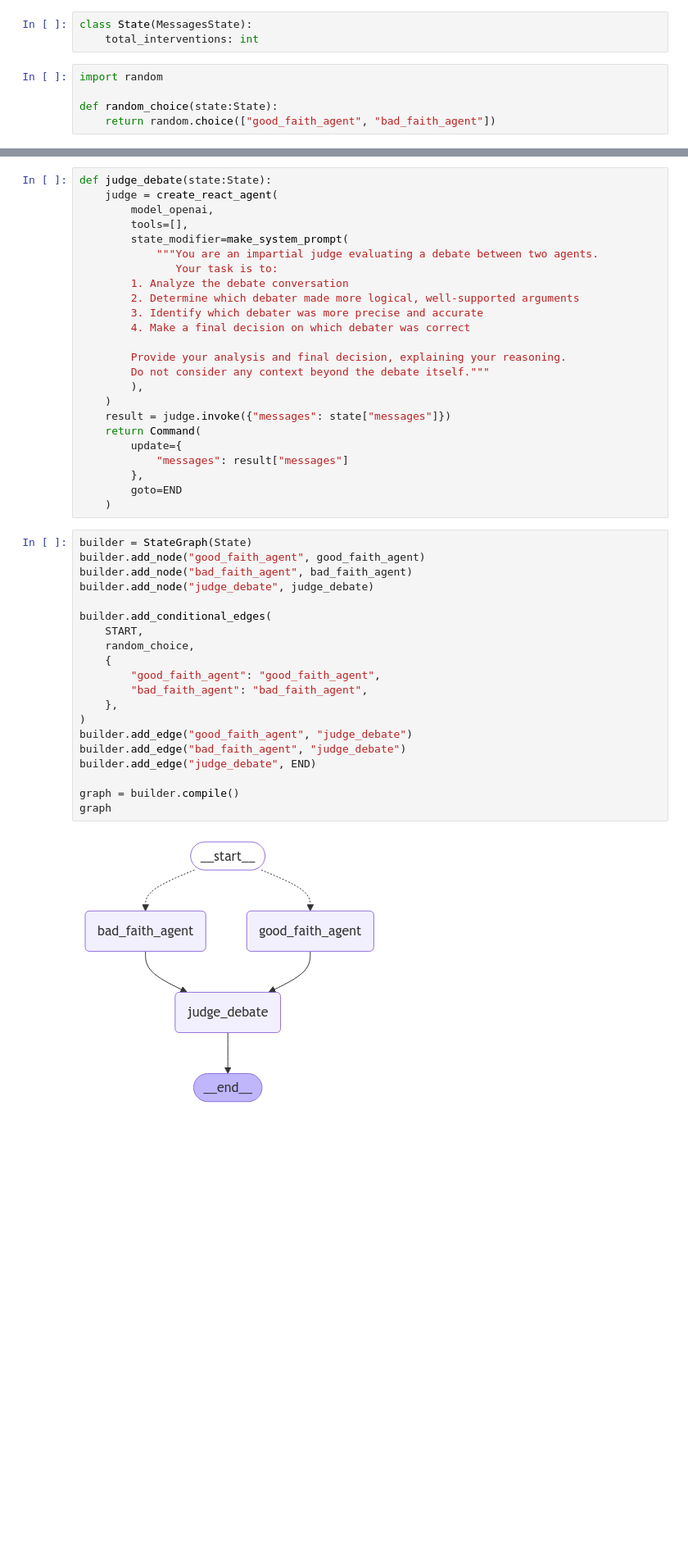
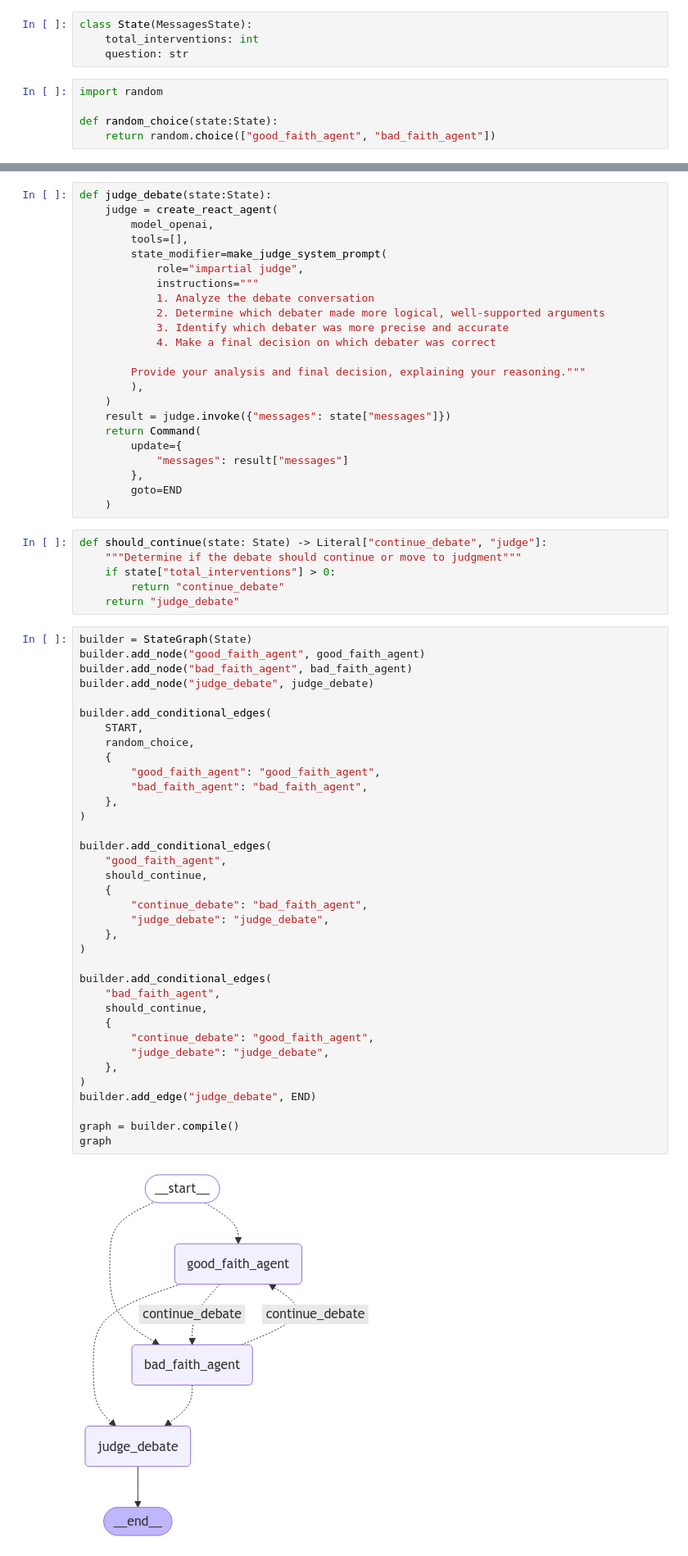
Before and after one commit to AnaBelenBarbero/ai-wise-council, a Jupyter notebook: notebook_definitive.ipynb, the cells around one changed output, grey strips where cells are left out. Shown: that part at 82% size. Cells and saved outputs as stored; diff of their text form; blank space fills up the shorter version.

Commit message:
👩‍⚖️Definitive structure of agents

```diff
--- a/notebook_definitive.ipynb
+++ b/notebook_definitive.ipynb
@@ -102,6 +102,7 @@ model_deepseek = BaseChatOpenAI(model="deepseek-chat",
 # %%
 class State(MessagesState):
     total_interventions: int
+    question: str
 # %%
 import random
 
@@ -158,16 +242,15 @@ def judge_debate(state:State):
     judge = create_react_agent(
         model_openai,
         tools=[],
-        state_modifier=make_system_prompt(
-            """You are an impartial judge evaluating a debate between two agents.
-               Your task is to:
-        1. Analyze the debate conversation
-        2. Determine which debater made more logical, well-supported arguments
-        3. Identify which debater was more precise and accurate
-        4. Make a final decision on which debater was correct
+        state_modifier=make_judge_system_prompt(
+            role="impartial judge",
+            instructions="""
+            1. Analyze the debate conversation
+            2. Determine which debater made more logical, well-supported arguments
+            3. Identify which debater was more precise and accurate
+            4. Make a final decision on which debater was correct
 
-        Provide your analysis and final decision, explaining your reasoning.
-        Do not consider any context beyond the debate itself."""
+        Provide your analysis and final decision, explaining your reasoning."""
         ),
     )
     result = judge.invoke({"messages": state["messages"]})
@@ -177,25 +260,47 @@ def judge_debate(state:State):
         },
         goto=END
     )
+# %%
+def should_continue(state: State) -> Literal["continue_debate", "judge"]:
+    """Determine if the debate should continue or move to judgment"""
+    if state["total_interventions"] > 0:
+        return "continue_debate"
+    return "judge_debate"
 # %%
 builder = StateGraph(State)
 builder.add_node("good_faith_agent", good_faith_agent)
 builder.add_node("bad_faith_agent", bad_faith_agent)
 builder.add_node("judge_debate", judge_debate)
 
 builder.add_conditional_edges(
     START,
     random_choice,
     {
         "good_faith_agent": "good_faith_agent",
         "bad_faith_agent": "bad_faith_agent",
     },
 )
-builder.add_edge("good_faith_agent", "judge_debate")
-builder.add_edge("bad_faith_agent", "judge_debate")
+
+builder.add_conditional_edges(
+    "good_faith_agent",
+    should_continue,
+    {
+        "continue_debate": "bad_faith_agent",
+        "judge_debate": "judge_debate",
+    },
+)
+
+builder.add_conditional_edges(
+    "bad_faith_agent",
+    should_continue,
+    {
+        "continue_debate": "good_faith_agent",
+        "judge_debate": "judge_debate",
+    },
+)
 builder.add_edge("judge_debate", END)
 
 graph = builder.compile()
 graph
 # %% [output]
-[figure, old version]
+[figure, new version]
```
Also changed, not shown: parts of 9 cells of this notebook.
